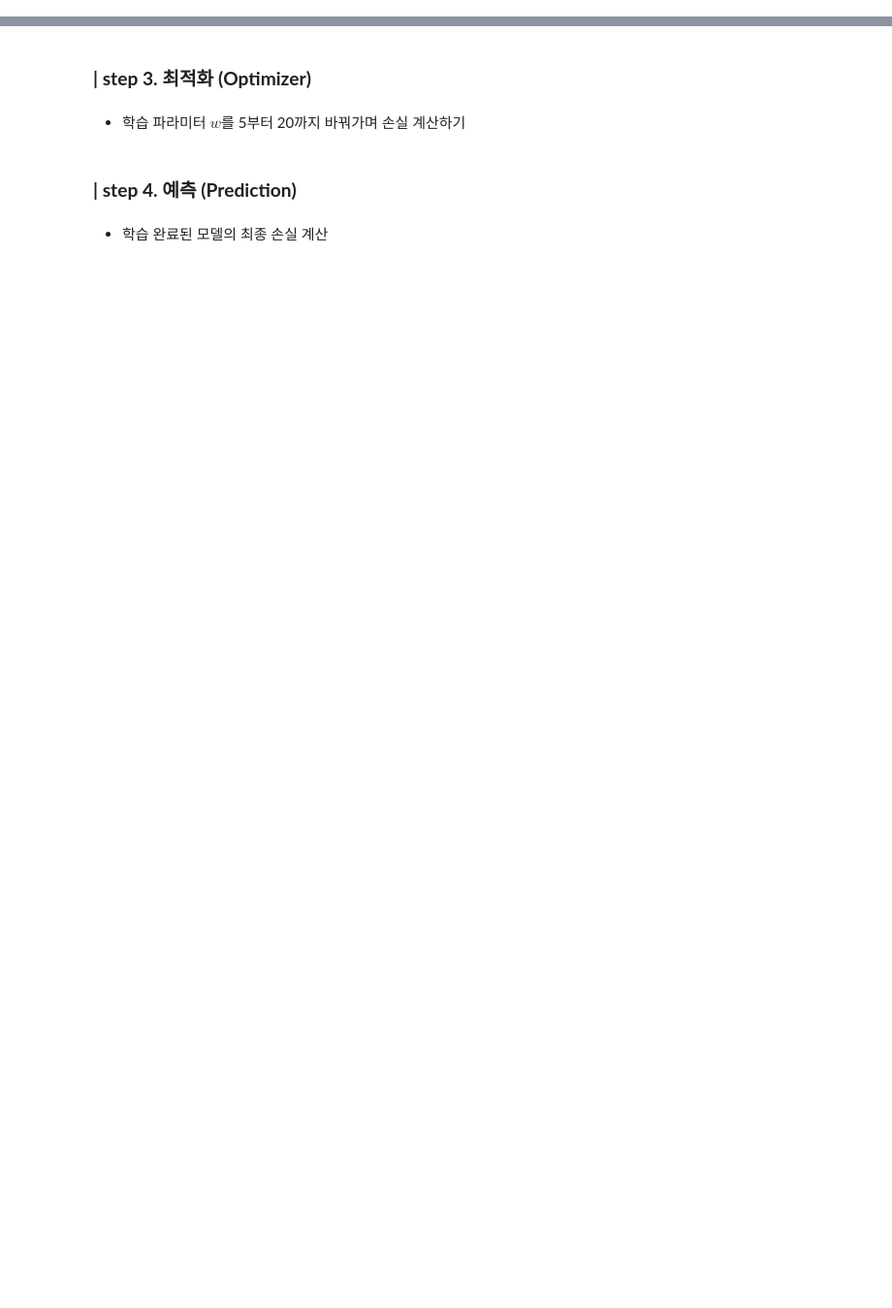
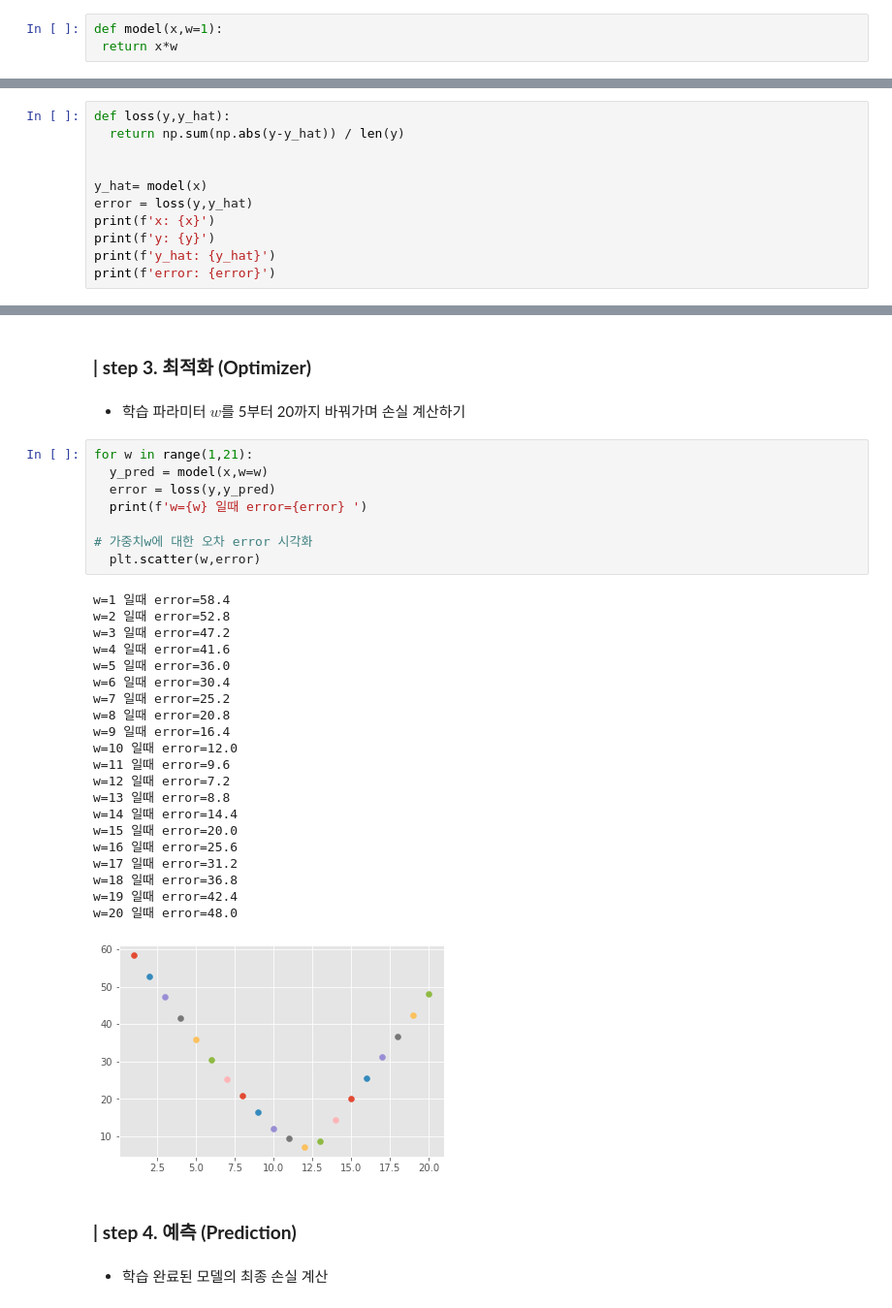
Before and after one commit to GETHUB55/SkillTreePython-DataAnalysis, a Jupyter notebook: ch05_03_기초모델구현_회귀모델맛보기.ipynb, the cells around one changed output, grey strips where cells are left out. Shown at 97% size. Saved outputs shown, nothing was run; the diff lists cells and outputs as text; blank space fills up the shorter version.

```diff
--- a/ch05_03_기초모델구현_회귀모델맛보기.ipynb
+++ b/ch05_03_기초모델구현_회귀모델맛보기.ipynb
@@ -40,5 +63,8 @@ $model(x;w) = wx$
 # %% [markdown]
 * 모델 정의
+# %%
+def model(x,w=1):
+ return x*w
 # %% [markdown]
 * 초기 모델 사용
 
@@ -56,3 +88,14 @@ $model(x;w) = wx$
 $loss = |(\hat{y}-y)|$
 # %% [markdown]
 * 손실 계산 과정 정의
+# %%
+def loss(y,y_hat):
+  return np.sum(np.abs(y-y_hat)) / len(y)
+
+
+y_hat= model(x)
+error = loss(y,y_hat)
+print(f'x: {x}')
+print(f'y: {y}')
+print(f'y_hat: {y_hat}')
+print(f'error: {error}')
@@ -60,6 +108,36 @@ $loss = |(\hat{y}-y)|$
 ### **| step 3. 최적화 (Optimizer)**
 # %% [markdown]
 *  학습 파라미터 $w$를 5부터 20까지 바꿔가며 손실 계산하기
+# %%
+for w in range(1,21):
+  y_pred = model(x,w=w)
+  error = loss(y,y_pred)
+  print(f'w={w} 일때 error={error} ')
+
+# 가중치w에 대한 오차 error 시각화
+  plt.scatter(w,error)
+# %% [output]
+w=1 일때 error=58.4
+w=2 일때 error=52.8
+w=3 일때 error=47.2
+w=4 일때 error=41.6
+w=5 일때 error=36.0
+w=6 일때 error=30.4
+w=7 일때 error=25.2
+w=8 일때 error=20.8
+w=9 일때 error=16.4
+w=10 일때 error=12.0
+w=11 일때 error=9.6
+w=12 일때 error=7.2
+w=13 일때 error=8.8
+w=14 일때 error=14.4
+w=15 일때 error=20.0
+w=16 일때 error=25.6
+w=17 일때 error=31.2
+w=18 일때 error=36.8
+w=19 일때 error=42.4
+w=20 일때 error=48.0
+[figure, added]
 # %% [markdown]
 ### **| step 4. 예측 (Prediction)**
 # %% [markdown]
```
Also changed, not shown: parts of 17 cells of this notebook.
